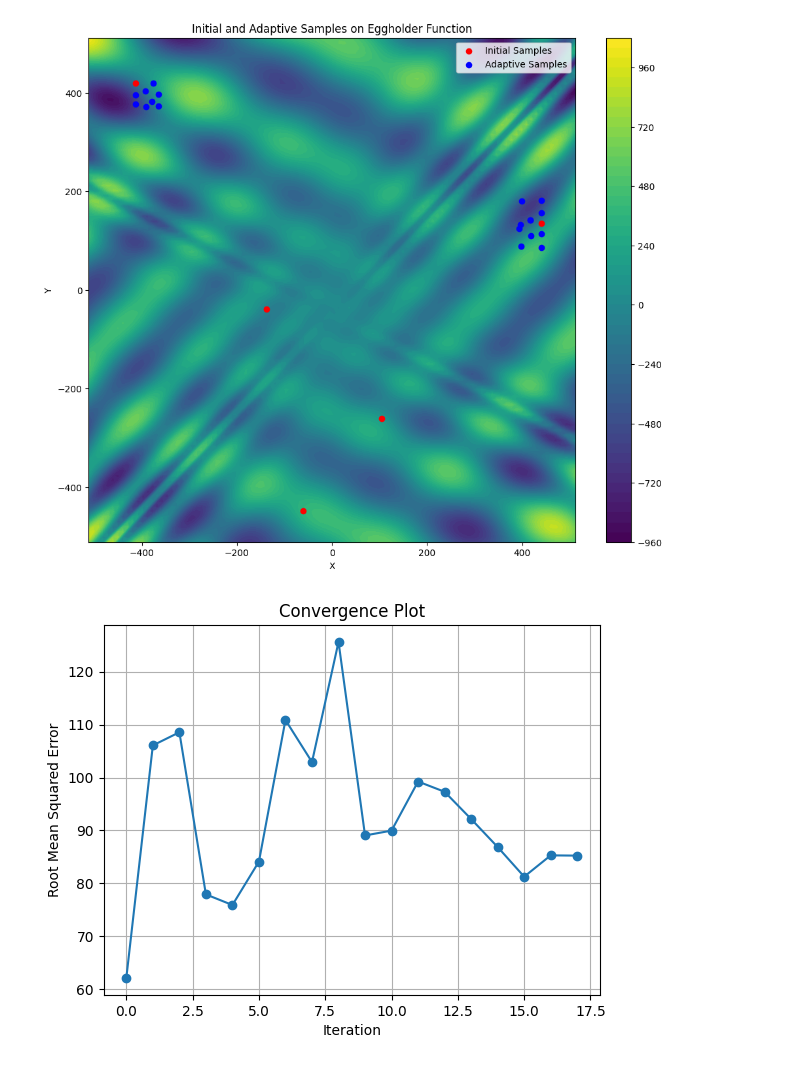
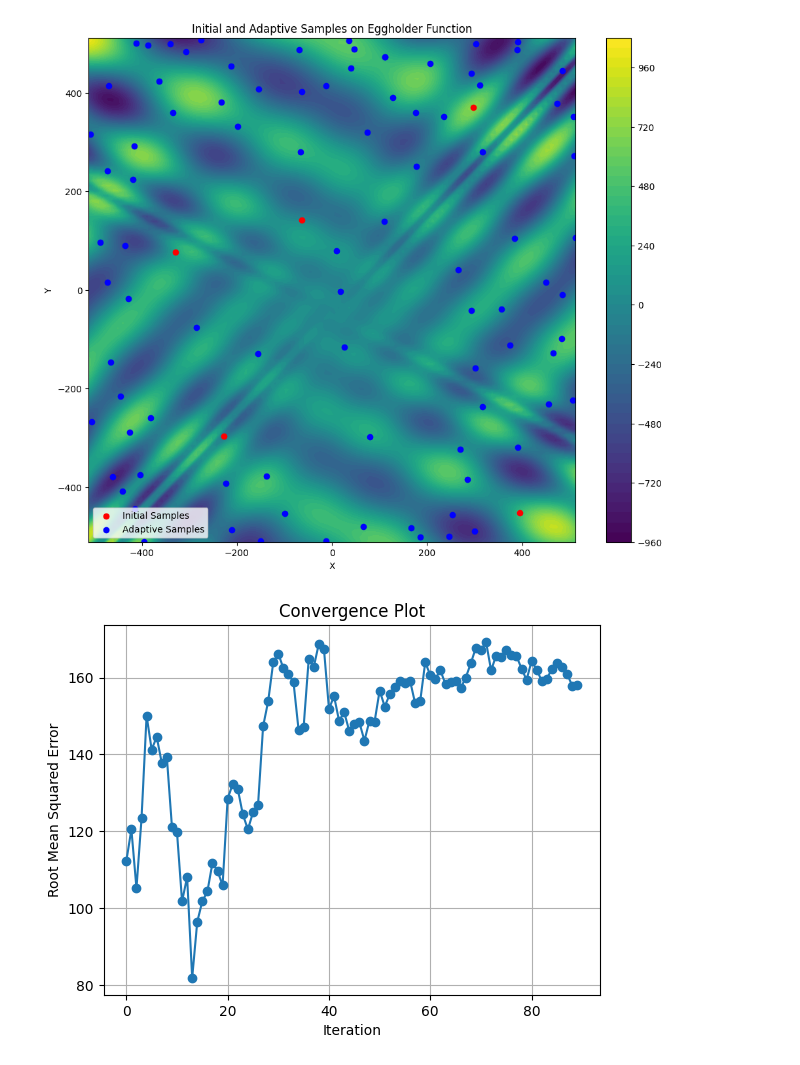
Before and after one commit to HaticeSerraHakyemez/Black-Box-Optimization-in-Simulation-Based-Design, a Jupyter notebook: main.ipynb, the cells around one changed output. Cells and saved outputs as stored; diff of their text form; code cells hidden in the pictures.

Commit message:
fixed problems with active learning algo

```diff
--- a/main.ipynb
+++ b/main.ipynb
@@ -19,8 +19,7 @@ rf_model.train_model(initial_points, initial_values)
 trained_rf_model = rf_model.get_model()
 
 # Perform active learning
-adaptive_sampler = samplers.AdaptiveSampling(ex_func.eggholder)
-active_learning = models.ActiveLearning(initial_points, initial_values, rf_model, adaptive_sampler)
+active_learning = models.ActiveLearning(initial_points, initial_values, rf_model, lhs_sampler)
 min_function_values, improvement, new_points_all = active_learning.run_active_learning()
 
 # Plot the results
@@ -49,2 +46,2 @@ Convergence reached at iteration 18.
-[figure, old version]
+[figure, new version]
-[figure, old version]
+[figure, new version]
```
Also changed, not shown: parts of 1 cell of this notebook, 1 other file.
